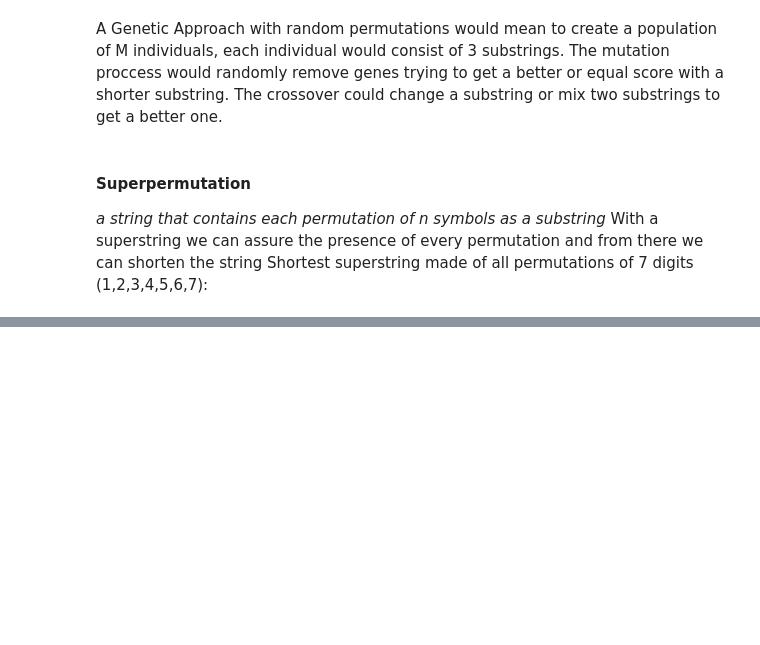
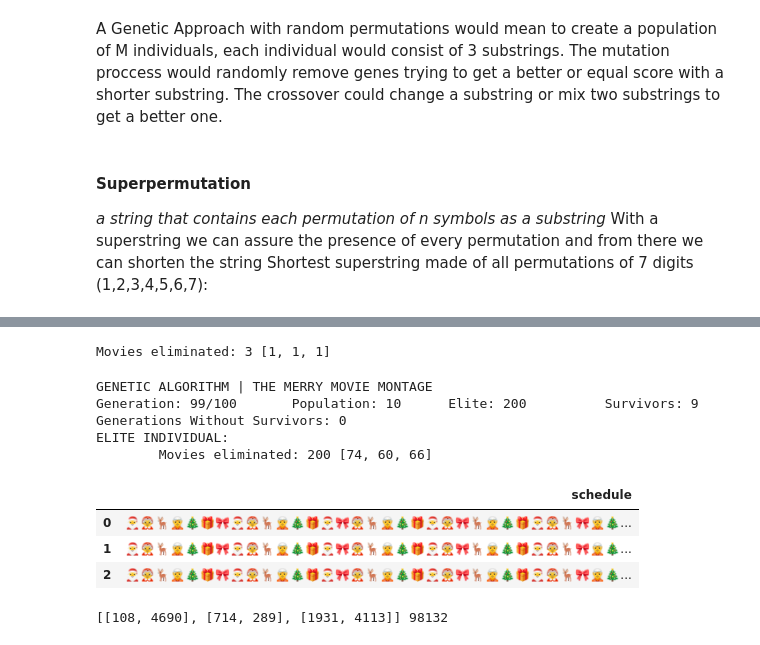
Before and after one commit to JHludwolf/Optimizacion_y_MetahuristicasII, a Jupyter notebook: Final Project/TestNotebook.ipynb, the cells around one changed output, grey strips where cells are left out. Drawn from its saved outputs; the diff is of its cells as text; code cells hidden in the pictures; blank space fills up the shorter version.

```diff
--- a/Final Project/TestNotebook.ipynb
+++ b/Final Project/TestNotebook.ipynb
@@ -522,4 +286,0 @@ print(s_arr)
-# %%
-sample_genotype = np.array([[0, 8, 6, 3], [1,2], [9]], dtype=object)
-sample_genotype[0] = np.append(sample_genotype[0], [1,2])
-sample_genotype
@@ -590,4 +286,0 @@ G12 1
-# %%
-for i in range(len(superpermutation[0])):
-    if not re.search("(?:([🎅🤶🦌🧝🎄🎁🎀])(?!.*\1)){7}", superpermutation[0][i:i+7]):
-        print('NO')
@@ -595,0 +372,6 @@ NO
+# %%
+g01 = Individual()
+g01.get_fitness()
+print(g01)
+# %% [output]
+Movies eliminated: 3 [1, 1, 1]
@@ -595,0 +455,36 @@ NO
+# %%
+def genetic_algorithm(pop_size=100, n_gen = 1000, crossover_size = 1):
+    population = Population(pop_size)               # Init population
+
+    g = 0
+    result = None
+
+    while g < n_gen:
+        clear_output(wait=True)
+        result = population.new_population(pop_size, np.random.randint(1, crossover_size))
+
+        print("GENETIC ALGORITHM | THE MERRY MOVIE MONTAGE ")
+        print(f'Generation: {g}/{n_gen}'.ljust(len(str(g)) + len(str(n_gen)) + 20) + f'Population: {pop_size}'.ljust(20) + f'Elite: {population.elite[1]}'.ljust(20) + f'Survivors: {len(population.survivors)}'.ljust(20) + f'Generations Without Survivors: {population.generations_without_survivors}'.ljust(20))
+
+        if(result): break
+        g += 1
+
+    return population.get_results()
+    # Erase Duplicates Creo que ya
+    # Find shortest substring
+    # Return best
+# %%
+result = genetic_algorithm(10, 100, 7)
+# %% [output]
+GENETIC ALGORITHM | THE MERRY MOVIE MONTAGE
+Generation: 99/100       Population: 10      Elite: 200          Survivors: 9        Generations Without Survivors: 0
+ELITE INDIVIDUAL:
+        Movies eliminated: 200 [74, 60, 66]
+# %%
+phenotype = result.get_phenotype()
+phenotype
+# %% [output]
+|  | schedule |
+| 0 | 🎅🤶🦌🧝🎄🎁🎀🎅🤶🦌🧝🎄🎁🎅🎀🤶🦌🧝🎄🎁🎅🤶🎀🦌🧝🎄🎁🎅🤶🦌🎀🧝🎄... |
+| 1 | 🎅🤶🦌🧝🎄🎁🎀🎅🤶🦌🧝🎄🎁🎅🎀🤶🦌🧝🎄🎁🎅🤶🎀🦌🧝🎄🎁🎅🤶🦌🎀🧝🎄... |
+| 2 | 🎅🤶🦌🧝🎄🎁🎀🎅🤶🦌🧝🎄🎁🎅🎀🤶🦌🧝🎄🎁🎅🤶🎀🦌🧝🎄🎁🎅🤶🦌🎀🧝🎄... |
@@ -595,0 +531,6 @@ NO
+# %%
+a = Wildcards()
+count_nodes_objective_func(a.get_phenotype())
+print(a)
+# %% [output]
+[[108, 4690], [714, 289], [1931, 4113]] 98132
```
Also changed, not shown: parts of 41 cells of this notebook.
